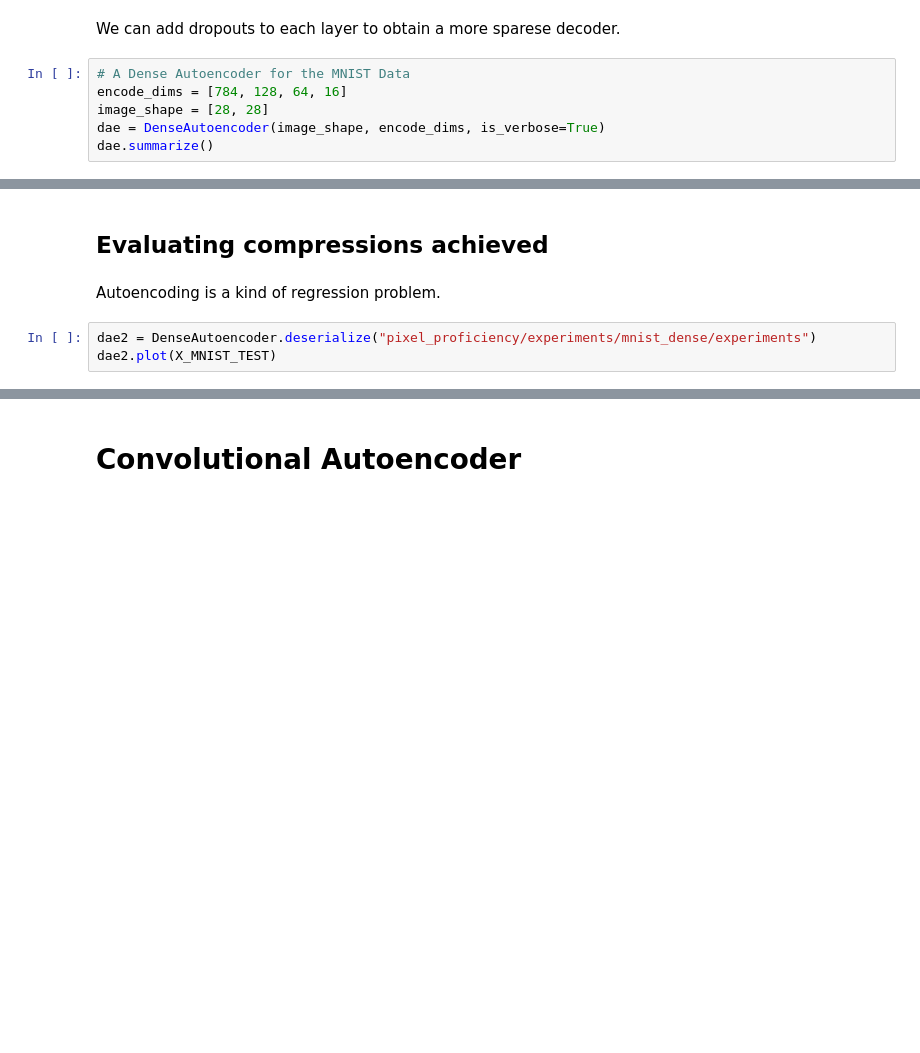
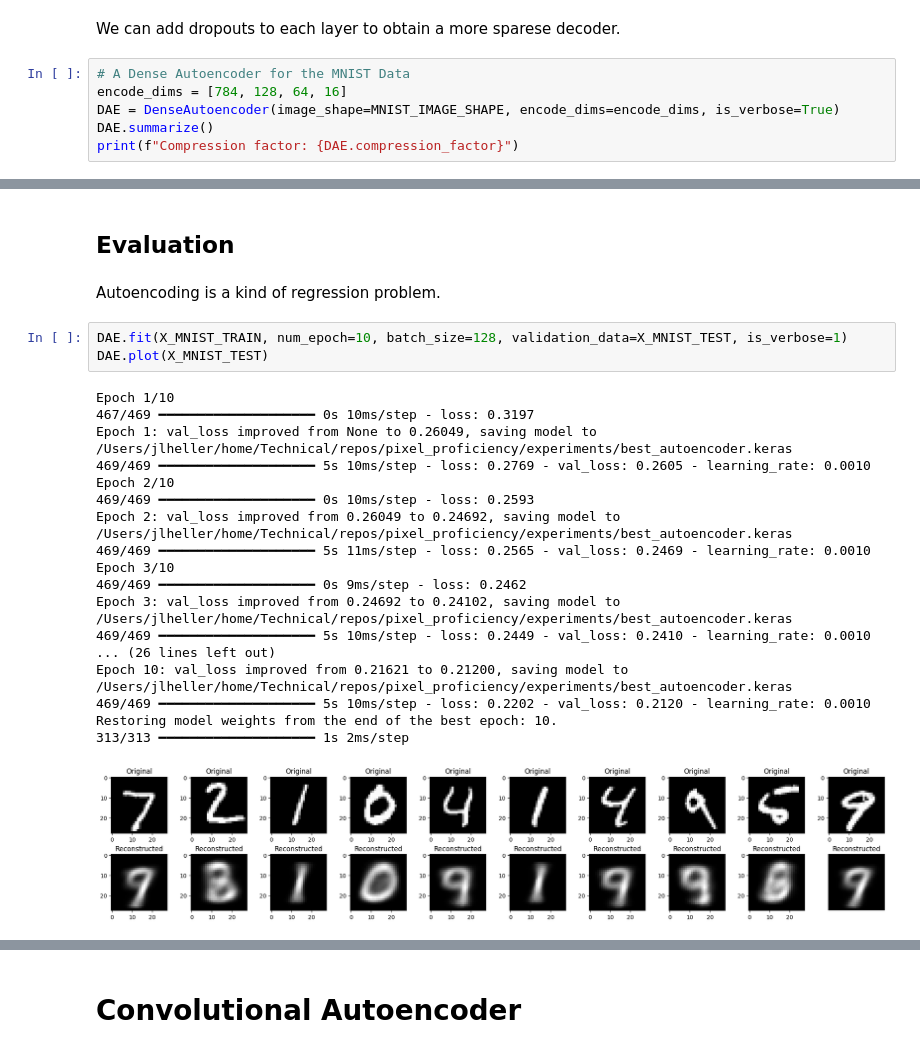
Before and after one commit to joseph-hellerstein/pixel_proficiency, a Jupyter notebook: notebooks/Pixel_Proficiency_4_self-supervised-autoencoders.ipynb, the cells around one changed output, grey strips where cells are left out. Saved outputs shown, nothing was run; the diff lists cells and outputs as text; blank space fills up the shorter version.

```diff
--- a/notebooks/Pixel_Proficiency_4_self-supervised-autoencoders.ipynb
+++ b/notebooks/Pixel_Proficiency_4_self-supervised-autoencoders.ipynb
@@ -488,6 +524,6 @@ We can add dropouts to each layer to obtain a more sparese decoder.
 # %%
 # A Dense Autoencoder for the MNIST Data
 encode_dims = [784, 128, 64, 16]
-image_shape = [28, 28]
-dae = DenseAutoencoder(image_shape, encode_dims, is_verbose=True)
-dae.summarize()
+DAE = DenseAutoencoder(image_shape=MNIST_IMAGE_SHAPE, encode_dims=encode_dims, is_verbose=True)
+DAE.summarize()
+print(f"Compression factor: {DAE.compression_factor}")
@@ -494,8 +554,27 @@ dae.summarize()
 # %% [markdown]
-## Evaluating compressions achieved
+## Evaluation
 # %% [markdown]
 Autoencoding is a kind of regression problem.
 # %%
-dae2 = DenseAutoencoder.deserialize("pixel_proficiency/experiments/mnist_dense/experiments")
-dae2.plot(X_MNIST_TEST)
+DAE.fit(X_MNIST_TRAIN, num_epoch=10, batch_size=128, validation_data=X_MNIST_TEST, is_verbose=1)
+DAE.plot(X_MNIST_TEST)
+# %% [output]
+Epoch 1/10
+467/469 ━━━━━━━━━━━━━━━━━━━━ 0s 10ms/step - loss: 0.3197
+Epoch 1: val_loss improved from None to 0.26049, saving model to /Users/jlheller/home/Technical/repos/pixel_proficiency/experiments/best_autoencoder.keras
+469/469 ━━━━━━━━━━━━━━━━━━━━ 5s 10ms/step - loss: 0.2769 - val_loss: 0.2605 - learning_rate: 0.0010
+Epoch 2/10
+469/469 ━━━━━━━━━━━━━━━━━━━━ 0s 10ms/step - loss: 0.2593
+Epoch 2: val_loss improved from 0.26049 to 0.24692, saving model to /Users/jlheller/home/Technical/repos/pixel_proficiency/experiments/best_autoencoder.keras
+469/469 ━━━━━━━━━━━━━━━━━━━━ 5s 11ms/step - loss: 0.2565 - val_loss: 0.2469 - learning_rate: 0.0010
+Epoch 3/10
+469/469 ━━━━━━━━━━━━━━━━━━━━ 0s 9ms/step - loss: 0.2462
+Epoch 3: val_loss improved from 0.24692 to 0.24102, saving model to /Users/jlheller/home/Technical/repos/pixel_proficiency/experiments/best_autoencoder.keras
+469/469 ━━━━━━━━━━━━━━━━━━━━ 5s 10ms/step - loss: 0.2449 - val_loss: 0.2410 - learning_rate: 0.0010
+... (26 lines left out)
+Epoch 10: val_loss improved from 0.21621 to 0.21200, saving model to /Users/jlheller/home/Technical/repos/pixel_proficiency/experiments/best_autoencoder.keras
+469/469 ━━━━━━━━━━━━━━━━━━━━ 5s 10ms/step - loss: 0.2202 - val_loss: 0.2120 - learning_rate: 0.0010
+Restoring model weights from the end of the best epoch: 10.
+313/313 ━━━━━━━━━━━━━━━━━━━━ 1s 2ms/step
+[figure, added]
 # %%
```
Also changed, not shown: parts of 54 cells of this notebook, 2 other files.
